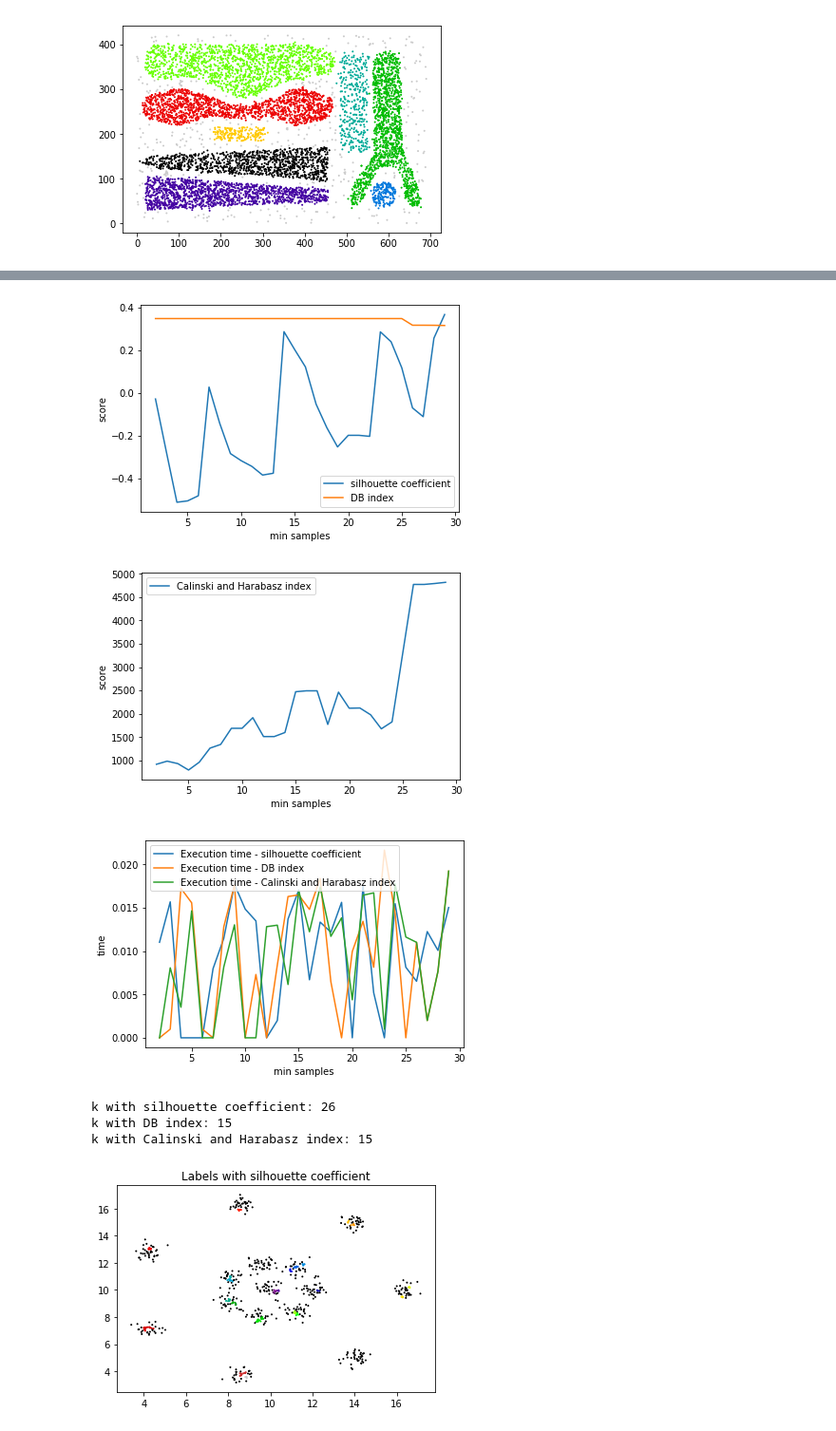
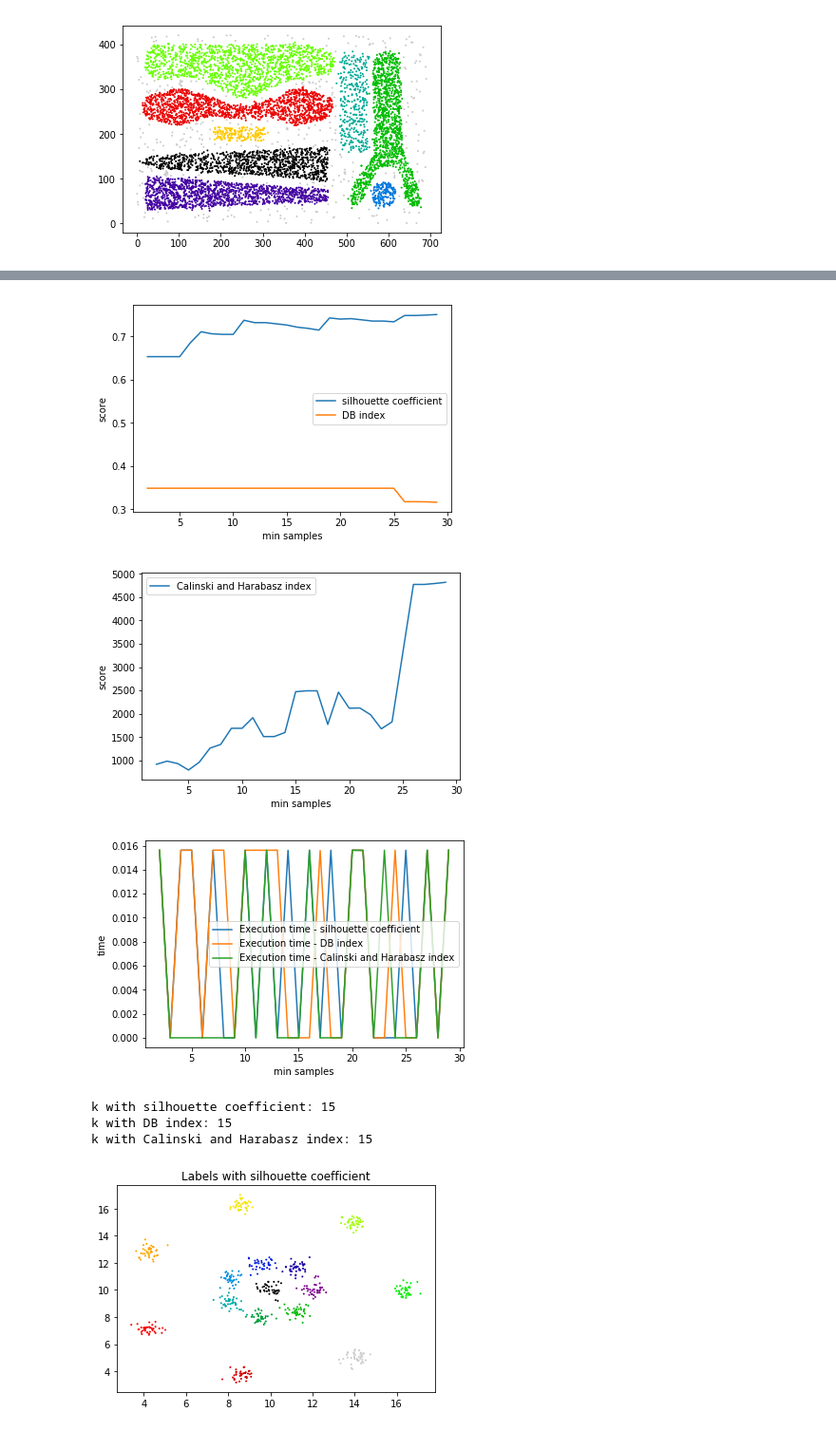
Before and after one commit to ColorPalmy/TP_Apprentissage_Non_Supervise, a Jupyter notebook: DBSCAN.ipynb, the cells around one changed output, grey strips where cells are left out. Shown at 95% size. Saved outputs shown, nothing was run; the diff lists cells and outputs as text; code cells hidden in the pictures.

```diff
--- a/DBSCAN.ipynb
+++ b/DBSCAN.ipynb
@@ -8,7 +8,7 @@ import time
 import warnings
 warnings.filterwarnings('ignore')
 # %%
-## Loading datasets
+# Chargement des datasets
 def load_datasets():
     datasetA, metaA = arff.loadarff(open('R15.arff','r'))
     datasetB, metaB = arff.loadarff(open('disk-1000n.arff','r'))
@@ -18,6 +18,8 @@ def load_datasets():
     datasetF, metaF = arff.loadarff(open('square5.arff','r'))
     datasetG, metaG = arff.loadarff(open('rings.arff','r'))
     datasetH, metaH = arff.loadarff(open('cluto-t8-8k.arff','r'))
+    datasetI, metaI = arff.loadarff(open('complex8.arff','r'))
+    datasetJ, metaJ = arff.loadarff(open('complex9.arff','r'))
 
-    return ([datasetA, datasetB, datasetC, datasetD, datasetE, datasetF, datasetG, datasetH],[metaA, metaB, metaC, metaD, metaE, metaF, metaG, metaH])
+    return ([datasetA, datasetB, datasetC, datasetD, datasetE, datasetF, datasetG, datasetH, datasetI, datasetJ],[metaA, metaB, metaC, metaD, metaE, metaF, metaG, metaH, metaI, metaJ])
 # %%
@@ -202,6 +204,7 @@ plt.show()
 [figure]
 [figure]
 # %%
+# Détermination des valeurs optimales de eps et minSamples en les faisant varier simultanéement
 def dbscan_params(dataset, nb_min, nb_max, min_eps,max_eps,step_eps):
 
     s_duration_sil = []
@@ -253,7 +256,7 @@ def dbscan_params(dataset, nb_min, nb_max, min_eps,max_eps,step_eps):
         if len(sil_score) < 1:
             continue
 
-        best_eps_sil = sil_score.index(min(sil_score))
+        best_eps_sil = sil_score.index(max(sil_score))
         best_eps_db = db_score.index(min(db_score))
         best_eps_chi = chi_score.index(max(chi_score))
 
@@ -275,7 +278,7 @@ def dbscan_params(dataset, nb_min, nb_max, min_eps,max_eps,step_eps):
 
         all_samp.append(samp)
 
-    best_samp_sil_index = s_sil_score.index(min(s_sil_score))
+    best_samp_sil_index = s_sil_score.index(max(s_sil_score))
     best_samp_db_index = s_db_score.index(min(s_db_score))
     best_samp_chi_index = s_chi_score.index(max(s_chi_score))
 
@@ -378,15 +382,17 @@ plot_datasets(data,metadata)
 [figure]
 [figure]
 # %%
-# parameters to try for each dataset (min_eps,max_eps,step_eps,min_nb_samples,max_nb_samples)
+# Parametres a tester pour chaque dataset (min_eps,max_eps,step_eps,min_nb_samples,max_nb_samples)
 params = [(0.1,3.0,0.1,2,30),
-          (1.0,20.0,0.5,2,100),
+          (1.0,20.0,0.5,2,600),
           (0.1,1.0,0.1,2,100),
-          (0.1,1.8,0.05,2,100),
-          (1.0,10.0,0.5,2,80),
-          (1,20,0.5,2,100),
-          (0.5,20.0,0.5,2,100),
-          (1,200,10,2,100)]
+          (0.1,2.0,0.05,2,600),
+          (0.05,1.5,0.05,2,600),
+          (0.5,15,0.5,2,500),
+          (0.5,20.0,0.5,2,600),
+          (1,200,10,2,600),
+          (1,200,10,2,500),
+          (1,200,10,2,500)]
 
 for i in range(len(data)):
     dataset = data[i]
@@ -432,12 +438,12 @@ best with silhouette coefficient: eps= 0.1 min_samples= 4
 best with DB index: eps= 0.7000000000000001 min_samples= 29
 best with Calinski and Harabasz index: eps= 0.7000000000000001 min_samples= 29
-[figure, old version]
+[figure, new version]
 [figure]
-[figure, old version]
+[figure, new version]
-k with silhouette coefficient: 26
+k with silhouette coefficient: 15
 k with DB index: 15
 k with Calinski and Harabasz index: 15
-[figure, old version]
+[figure, new version]
 [figure]
 [figure]
 Dataset: disk-1000n
```
Also changed, not shown: parts of 8 cells of this notebook, 5 other files.
